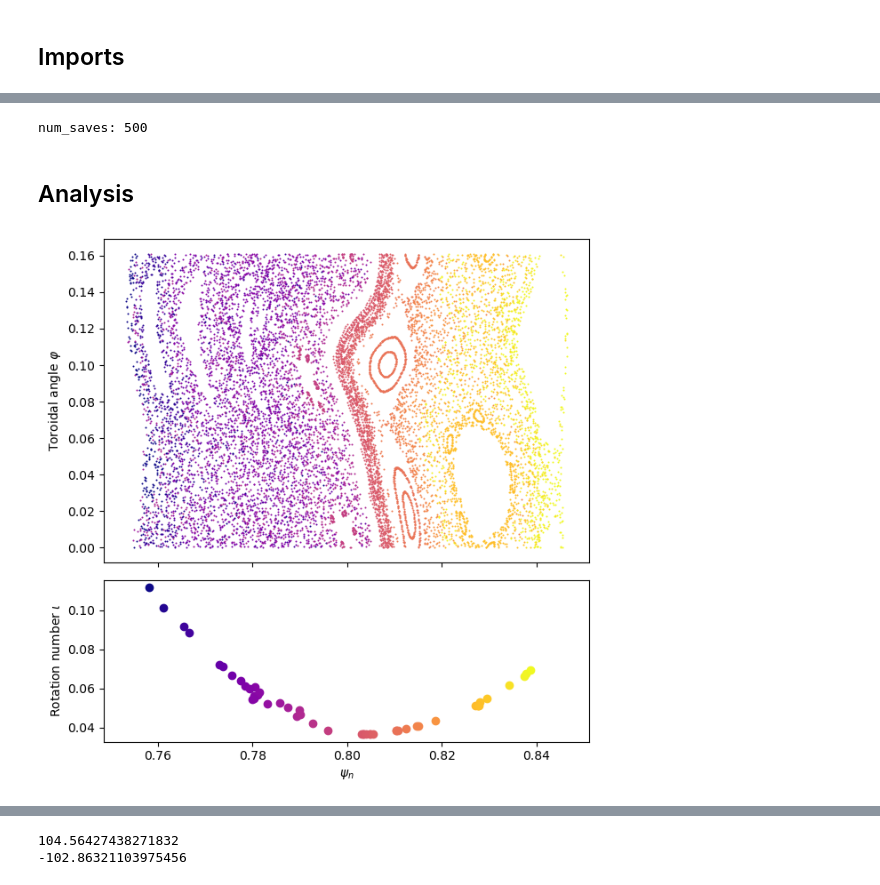
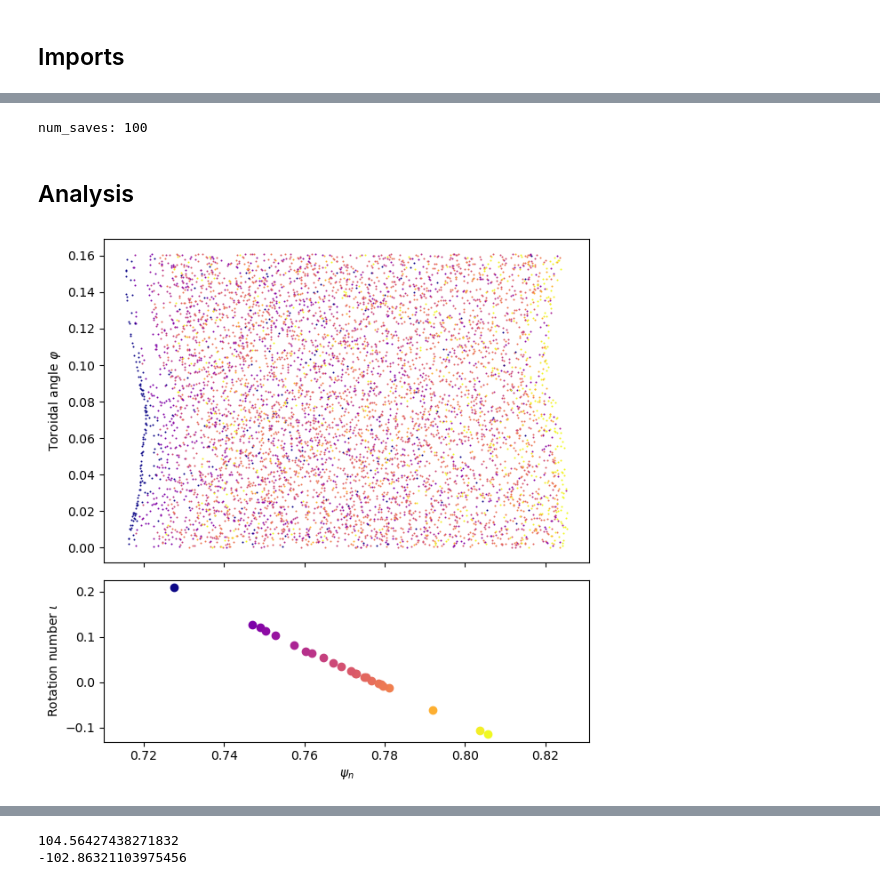
Before and after one commit to Maplenormandy/c1lgkt, a Jupyter notebook: bin/midplane_section_analysis.ipynb, the cells around one changed output, grey strips where cells are left out. Cells and saved outputs as stored; diff of their text form; code cells hidden in the pictures.

```diff
--- a/bin/midplane_section_analysis.ipynb
+++ b/bin/midplane_section_analysis.ipynb
@@ -78,8 +75,8 @@ t0 = rotating_frame.t0
 # %%
 # %% Load data and compute Poincare sections
 
-filelabel = 'midplane_deut_trapped_r100'
-output_dir = 'F:/Documents/IFS/hmode_jet/outputs/'
+filelabel = 'midplane_blob_deut_trapped_r100'
+output_dir = 'D:/Documents/IFS/hmode_jet/outputs/'
 
 paths = glob.glob(output_dir+'sections/{}/[0-9][0-9][0-9][0-9][0-9].npz'.format(filelabel))
 
@@ -111,18 +108,19 @@ ppunc2, npunc2 = particle_tools.compute_toroidal_punctures(t, y, rotating_frame,
 y = None
 dy = None
 # %% [output]
-num_saves: 500
+num_saves: 100
 # %% [markdown]
 ## Analysis
 # %%
 # %% Compute rotation numbers and other quantities
-
+pp = particle_motion.deut
 ravgs = np.empty(nump)
 iota = np.empty(nump)
 bounce_time = np.empty(nump)
+lphiavgs = np.empty(nump)
 
+for k in range(0,nump,2):
 
-for k in range(nump):
     ## Compute the rotation number
     varphi = np.unwrap(ppunc[k][1][1,:] - omega_frame * (ppunc[k][0] - t0))
     # Discrete time s
@@ -132,6 +130,21 @@ for k in range(nump):
     w[1:] = np.exp(-1.0 / (s[1:] * (1-s[1:])))
     iota[k] = np.sum(np.diff(varphi) * w) / (2*np.pi*np.sum(w))
 
+    ## Compute angular momentum
+    r = ppunc[k][1][0,:]
+    varphi = np.unwrap(ppunc[k][1][1,:] - omega_frame * (ppunc[k][0] - t0))
+    z = ppunc[k][1][2,:]
+    vll = ppunc[k][1][3,:]
+
+    psi = eq.interp_psi.ev(r, z)
+
+    # Toroidal angular momentum
+    bv = eq.compute_bv(r, z)
+    modb = np.linalg.norm(bv, axis=0)
+    lphi = psi + pp.m * vll * r * bv[1,:] / modb / pp.z
+
+    lphiavgs[k] = np.sum(0.5*(lphi[1:] + lphi[:-1]) * w) / np.sum(w)
+
     ## Compute the average r
     rmid = (ppunc[k][1][0,1:] + ppunc[k][1][0,:-1])/2.0
     ravgs[k] = np.sum(rmid * w) / np.sum(w)
@@ -143,47 +156,54 @@ for k in range(nump):
 
 fig, axs = plt.subplots(2,1, sharex=True, figsize=(6.4,6.4), height_ratios=(2,1))
 
-rmax = np.max(ravgs)
-rmin = np.min(ravgs)
-iota_argmin = np.argmin(iota)
-r_shearless = ravgs[iota_argmin]
+rmax = np.max(lphiavgs[::2])
+rmin = np.min(lphiavgs[::2])
+iota_argmin = np.argmin(iota[::2])
+r_shearless = ravgs[::2][iota_argmin]
 
-for k in range(nump):
+for k in range(0,nump,2):
     ntor = 39
     psiavg = eq.interp_psi.ev(ravgs[k], eq.zaxis)
 
     ## Compute color to plot based on the radial location
     norm = mpl.colors.Normalize(vmin=rmin, vmax=rmax)
-    color = mpl.cm.plasma(norm(ravgs[k]))
+    color = mpl.cm.plasma(norm(lphiavgs[k]))
     #color = mpl.cm.PiYG(np.sign(psiavg/eq.psix - 0.8))
 
+    ## Compute coordinates to plot at
     r = ppunc[k][1][0,:]
     varphi = np.unwrap(ppunc[k][1][1,:] - omega_frame * (ppunc[k][0] - t0))
     z = ppunc[k][1][2,:]
+    vll = ppunc[k][1][3,:]
 
     psi = eq.interp_psi.ev(r, z)
 
+    # Toroidal angular momentum
+    bv = eq.compute_bv(r, z)
+    modb = np.linalg.norm(bv, axis=0)
+    lphi = psi + pp.m * vll * r * bv[1,:] / modb / pp.z
+
     ## Plot the Poincare section, colored by trajectory
-    axs[0].scatter(psi/eq.psix, np.mod(varphi,2*np.pi/ntor), s=4*(72/100.0)**2, lw=0, color=color, rasterized=True)
+    axs[0].scatter(lphi/eq.psix, np.mod(varphi,2*np.pi/ntor), s=4*(72/100.0)**2, lw=0, color=color, rasterized=True)
 
 
 
     ## Plot the rotation number
-    axs[1].scatter(psiavg/eq.psix, iota[k], color=color)
+    axs[1].scatter(lphiavgs[k]/eq.psix, iota[k], color=color)
 
 
 #plt.suptitle('Trapped electron Poincare section')
 
 axs[0].set_ylabel(R'Toroidal angle $\varphi$')
 #axs[0].set_ylabel(R'Major radius $R$')
 axs[1].set_xlabel(R'$\psi_n$')
 axs[1].set_ylabel(R'Rotation number $\iota$')
 
 plt.tight_layout()
 
-plt.savefig('./outputs/{}_toroidal.pdf'.format(filelabel), dpi=300, bbox_inches='tight')
+#plt.savefig('./outputs/{}_toroidal.pdf'.format(filelabel), dpi=300, bbox_inches='tight')
 # %% [output]
-[figure, old version]
+[figure, new version]
 # %%
 # %% Plot the poloidal cross-section section in (R,Z)
 fig, ax = plt.subplots(1,1, figsize=(3.2,6.4), dpi=200)
```
Also changed, not shown: parts of 3 cells of this notebook, 3 other files.
